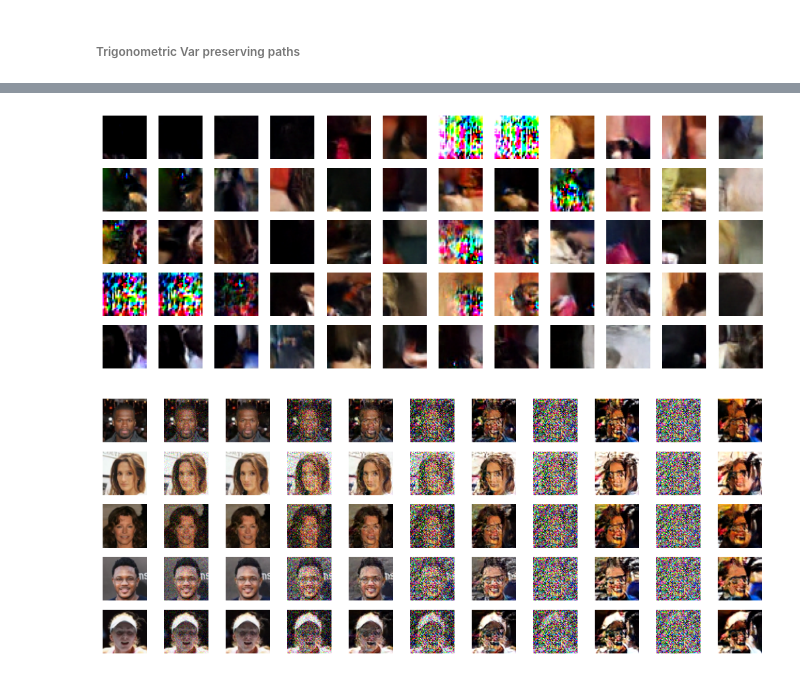
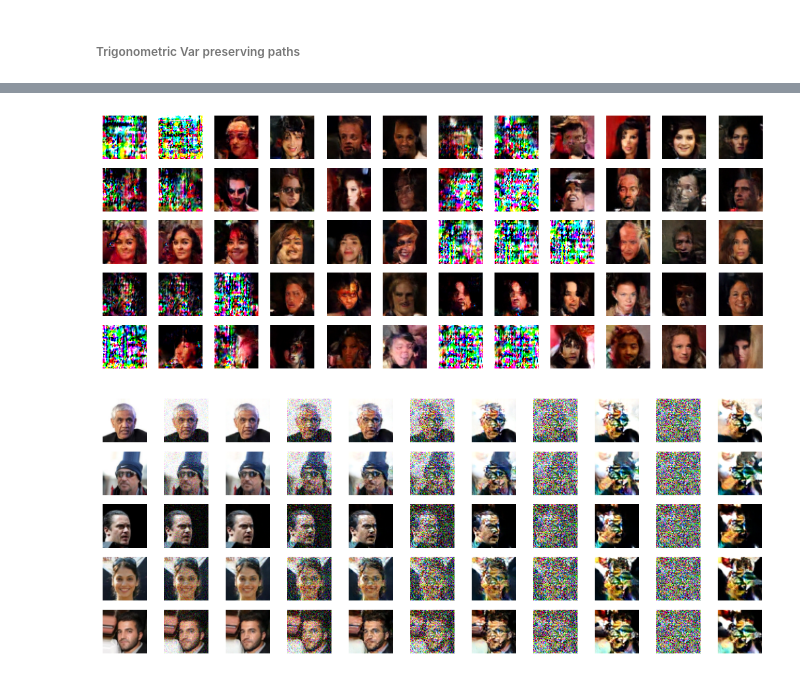
Before and after one commit to raghavsubbarao/svipy, a Jupyter notebook: notebooks/7_diffusion.ipynb, the cells around one changed output, grey strips where cells are left out. Saved outputs shown, nothing was run; the diff lists cells and outputs as text; code cells hidden in the pictures.

```diff
--- a/notebooks/7_diffusion.ipynb
+++ b/notebooks/7_diffusion.ipynb
@@ -124,7 +124,7 @@ Device name: NVIDIA GeForce GTX 970
 # %% [markdown]
 ###### Trigonometric Var preserving paths
 # %%
-tcn = scalarConditionedNetworkUNet(3, [32, 64, 128, 256], t_dim=0)
+tcn = scalarConditionedNetworkUNet(3, [64, 128, 256, 512], t_dim=0)
 embed = filmTimeEmbedding(tcn.filmDims())
 tcf = timeConditionedField(tcn, embed)
 
@@ -172,29 +172,29 @@ Wall time: 5h 12min 11s
 # %%
 nCols = 12
 nRows = 5
 
 figure = plt.figure(figsize=(13, 5))
 tcf.eval()
 cnf = diffusionSampler(tcf, path)
 
 idxs = []
 
 with torch.no_grad():
     for i in range(2 * nRows):
-        x0 = torch.randn([1, 3, 32, 32]).to(device)
+        x0 = torch.randn([1, 3, 64, 64]).to(device)
 
         for j, l in enumerate([0.0, 0.2, 0.4, 0.6, 0.8, 1.0]):
             img = cnf.interpolate(x0, 0., 1., l, 1000)[0].cpu().detach()
             img = (torch.clamp(img, -1.,  1.) + 1.) / 2.
             img = img.numpy()
 
             figure.add_subplot(nRows, nCols, 6 * i + j + 1)
             plt.axis("off")
             plt.imshow(img.transpose([1, 2, 0]))
 
 plt.show()
 # %% [output]
-[figure, old version]
+[figure, new version]
 # %%
 nCols = 11
 nRows = 5
@@ -233,7 +233,7 @@ with torch.no_grad():
             plt.imshow(img.transpose([1, 2, 0]))
 
             # generated
-            x0 = cnf.interpolate(xt, 0., txj, 0.2, 200)
+            x0 = cnf.interpolate(xt, 0., txj, 0.0, 200)
             img = (torch.clamp(x0, -1., 1.) + 1.) / 2.
             img = img.squeeze().cpu().detach().numpy()
             figure.add_subplot(nRows, nCols, nCols * i + 2 * j + 3)
@@ -242,4 +242,4 @@ with torch.no_grad():
 
 plt.show()
 # %% [output]
-[figure, old version]
+[figure, new version]
```
